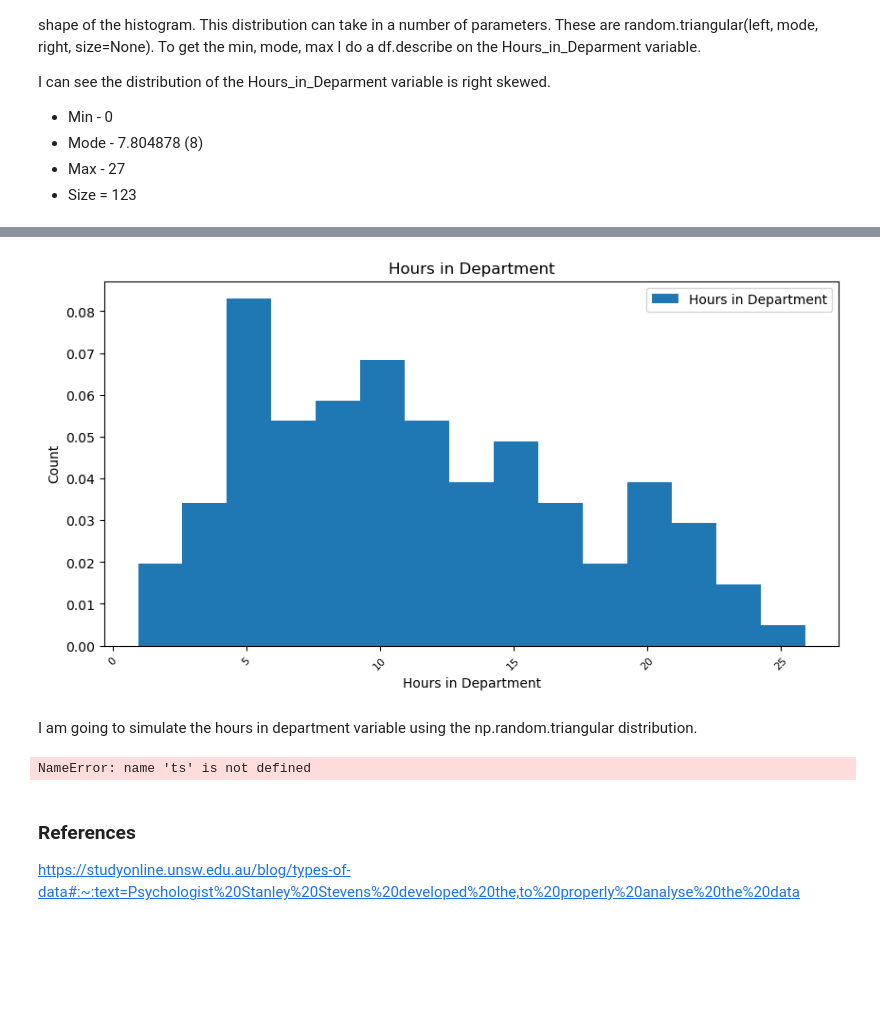
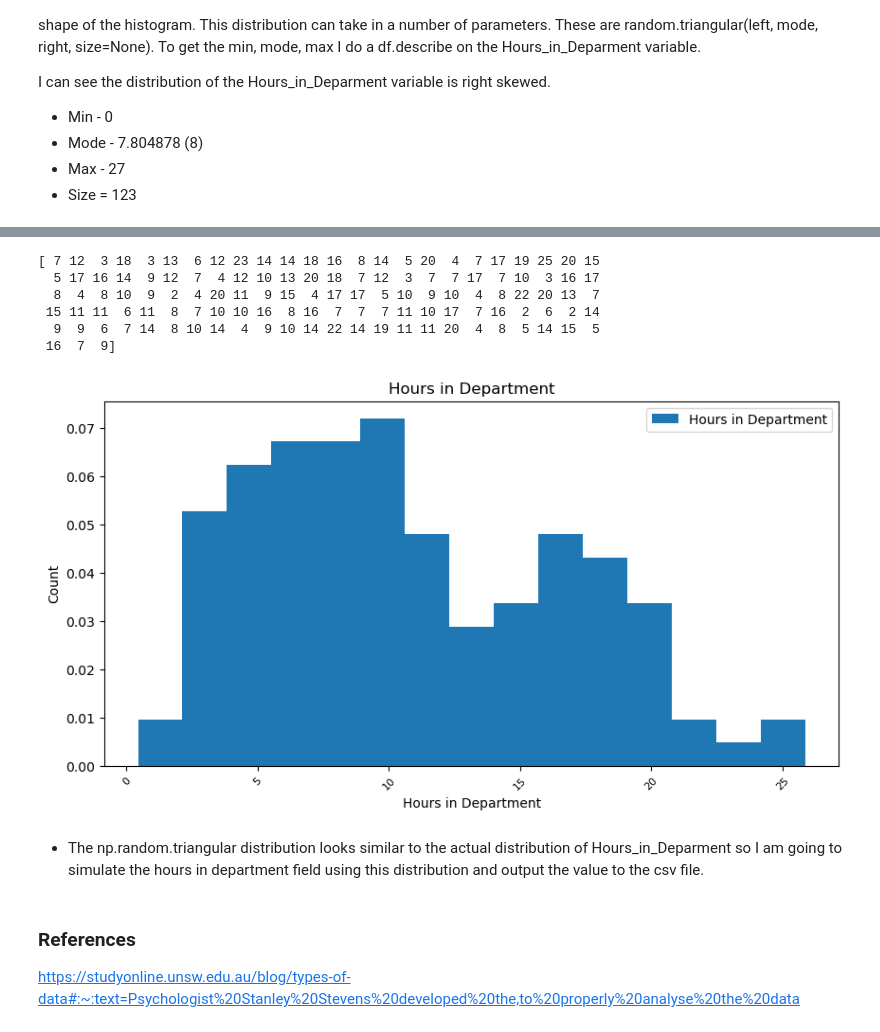
Before and after one commit to AudeAllen/PDA_Assignment, a Jupyter notebook: PDA_Assignment.ipynb, the cells around one changed output, grey strips where cells are left out. Drawn from its saved outputs; the diff is of its cells as text; code cells hidden in the pictures; blank space fills up the shorter version.

Commit message:
Completion of hours in Department

```diff
--- a/PDA_Assignment.ipynb
+++ b/PDA_Assignment.ipynb
@@ -566,29 +553,49 @@ Name: Hours_in_Deparment, dtype: float64
 # %%
 import matplotlib.pyplot as plt
 import numpy as np
+import math
+
+
+
+#triangular = np.random.triangular(0, 8, 27, 123).round(0)
+
+triangular = np.random.triangular(0, 7.8, 27, 123)
+
+print(triangular.astype(int))
+
+triangularint = triangular.astype(int)
+
 
 plt.figure(figsize = (10, 5))
 plt.hist(np.random.triangular(0, 8, 27, 123), bins=15,density=True,  histtype='bar', stacked=True)
-#plt.hist(df.Hours_in_Deparment,15, histtype='bar', stacked=True)
+#plt.hist(df.Hours_in_Department,15, histtype='bar', stacked=True)
 plt.legend(['Hours in Department'])
 plt.title("Hours in Department")
 plt.xlabel("Hours in Department")
 plt.ylabel("Count")
 plt.xticks(rotation=45)
 plt.xlabel("Hours in Department", fontsize=10)
 plt.xticks(fontsize=8)
 plt.savefig('Images/Hours in Department.png')# Save to PNG file in the Images folder
 plt.show()
 # %% [output]
+[ 7 12  3 18  3 13  6 12 23 14 14 18 16  8 14  5 20  4  7 17 19 25 20 15
+  5 17 16 14  9 12  7  4 12 10 13 20 18  7 12  3  7  7 17  7 10  3 16 17
+  8  4  8 10  9  2  4 20 11  9 15  4 17 17  5 10  9 10  4  8 22 20 13  7
+ 15 11 11  6 11  8  7 10 10 16  8 16  7  7  7 11 10 17  7 16  2  6  2 14
+  9  9  6  7 14  8 10 14  4  9 10 14 22 14 19 11 11 20  4  8  5 14 15  5
+ 16  7  9]
-[figure, old version]
+[figure, new version]
-# %% [markdown]
-I am going to simulate the hours in department variable using the np.random.triangular distribution.
+# %% [markdown]
+- The np.random.triangular distribution looks similar to the actual distribution of Hours_in_Deparment so I am going to simulate the hours in department field using this distribution and output the value to the csv file.
 # %%
 # Simulated ED dataset - Outputting all the variables to a .csv file
 
 SimulatedED = {'DateofAttendance1': ts.index,
                 'DISCH_DEST': (Discharge_arr1),
                 'Age': (randintage),
+                'Hours_in_Department': (triangularint),
+
 
 
                 }
@@ -596,8 +603,6 @@ df = pd.DataFrame(SimulatedED)
 
 # Save the dataframe to a CSV file
 df.to_csv('SimulatedED.csv', index=False)
-# %% [output]
-NameError: name 'ts' is not defined
 # %% [markdown]
 ### References
 
```
Also changed, not shown: parts of 2 cells of this notebook, 7 other files.
